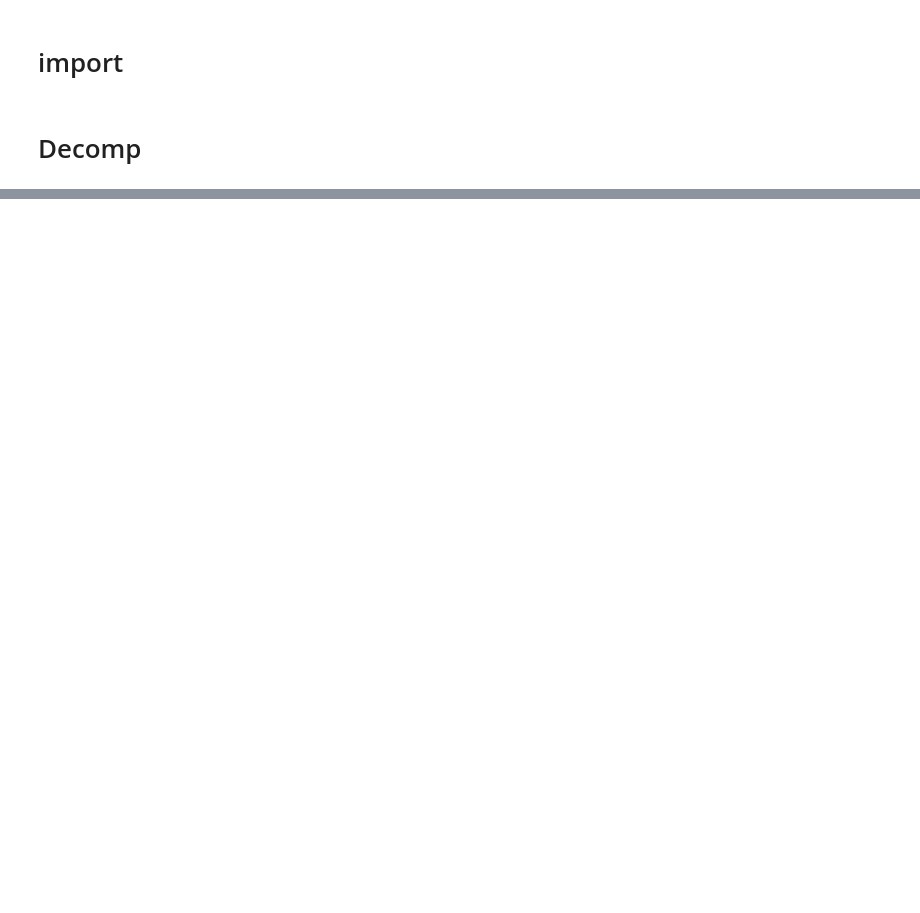
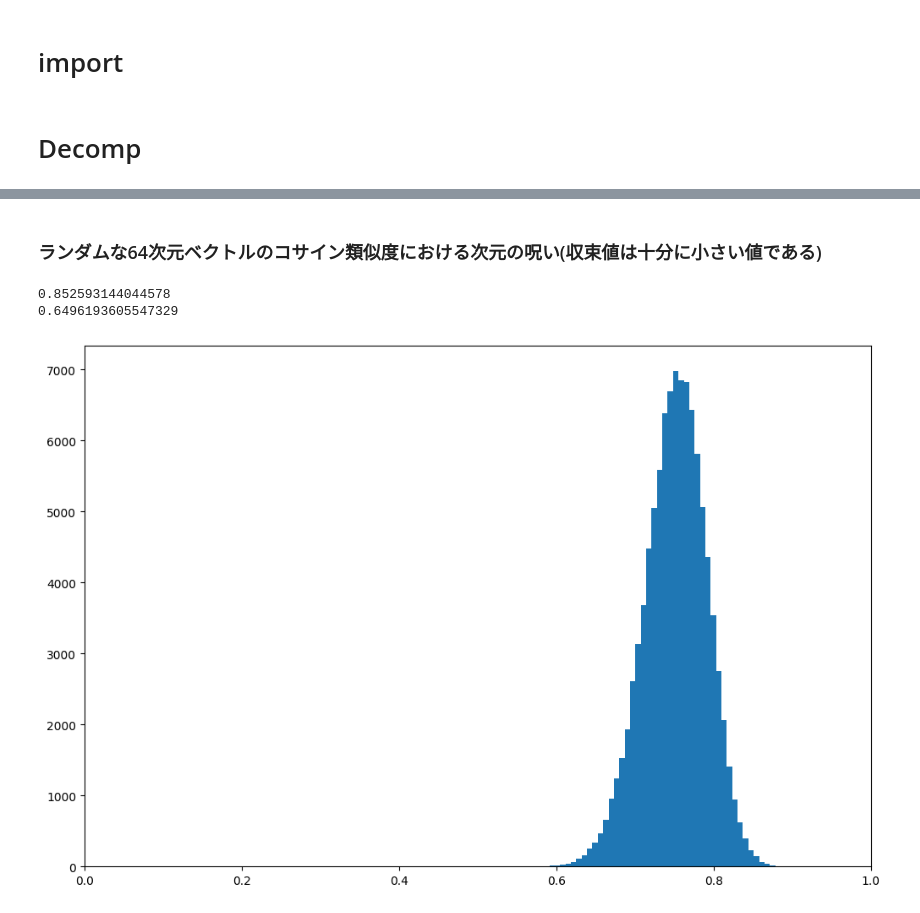
Before and after one commit to mechAneko12/EMG_decomposition_rhd, a Jupyter notebook: offline_analysis/load_decomp.ipynb, the cells around one changed output, grey strips where cells are left out. Cells and saved outputs as stored; diff of their text form; code cells hidden in the pictures; blank space fills up the shorter version.

```diff
--- a/offline_analysis/load_decomp.ipynb
+++ b/offline_analysis/load_decomp.ipynb
@@ -8,6 +8,12 @@ from pathlib import Path
 from scipy.interpolate import interp2d
 from emgineer import EmgDecomposition, plot_spikes
 import matplotlib.pyplot as plt
+
+import itertools
+from sklearn.metrics.pairwise import cosine_similarity
+from statistics import median,variance,stdev
+from scipy import stats
+import math
 
 sys.path.append('../load_intan_rhd_format')
 
@@ -59,5 +65,23 @@ def interporate_grid(Z, rate=2):
     f = interp2d(x, y, Z, kind='cubic')
     Z2 = f(x2, y2)
     return Z2
+
+def confidence_interval(x, alpha=0.95):
+    bottom, up = stats.norm.interval(alpha=alpha, loc=np.mean(x), scale=stdev(x))
+    return bottom, up
+
+def smirnov_grubbs(data, alpha):
+	x, o = list(data), []
+	while True:
+		n = len(x)
+		t = stats.t.isf(q=(alpha / n) / 2, df=n - 2)
+		tau = (n - 1) * t / np.sqrt(n * (n - 2) + n * t * t)
+		i_min, i_max = np.argmin(x), np.argmax(x)
+		myu, std = np.mean(x), np.std(x, ddof=1)
+		i_far = i_max if np.abs(x[i_max] - myu) > np.abs(x[i_min] - myu) else i_min
+		tau_far = np.abs((x[i_far] - myu) / std)
+		if tau_far < tau: break
+		o.append(x.pop(i_far))
+	return (np.array(x), np.array(o))
 # %% [markdown]
 # Decomp
@@ -107,0 +195,15 @@ end decomp
+# %% [markdown]
+### ランダムな64次元ベクトルのコサイン類似度における次元の呪い(収束値は十分に小さい値である)
+# %%
+array_cos_sim_random = []
+for i in range(100000):
+    array_cos_sim_random.append(cosine_similarity(np.random.rand(2, 64))[0][1])
+_bottom, _up = confidence_interval(array_cos_sim_random, alpha=0.99)
+print(_up)
+print(_bottom)
+plt.xlim(0, 1)
+_ = plt.hist(array_cos_sim_random, bins=50)
+# %% [output]
+0.852593144044578
+0.6496193605547329
+[figure, added]
```
Also changed, not shown: parts of 8 cells of this notebook, 1 other file.
